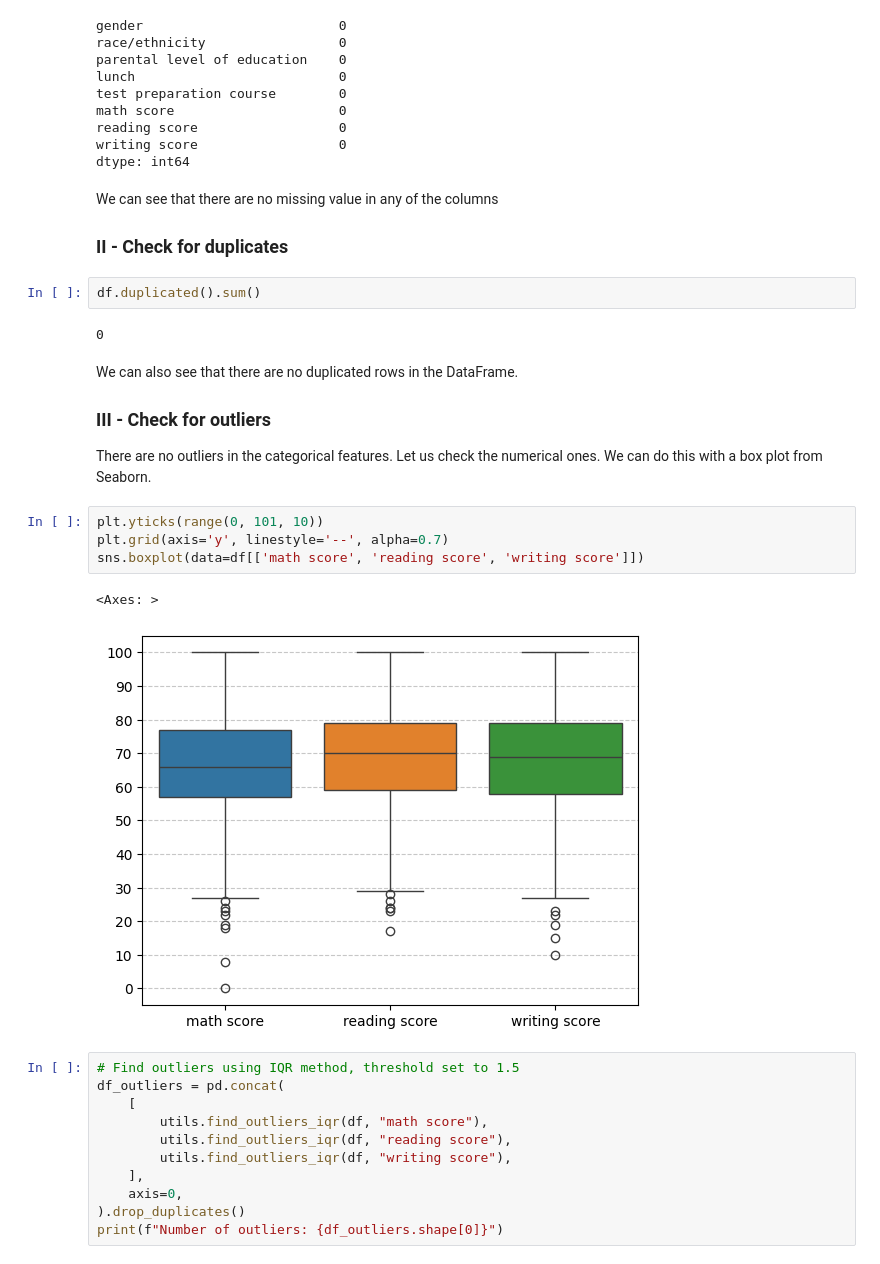
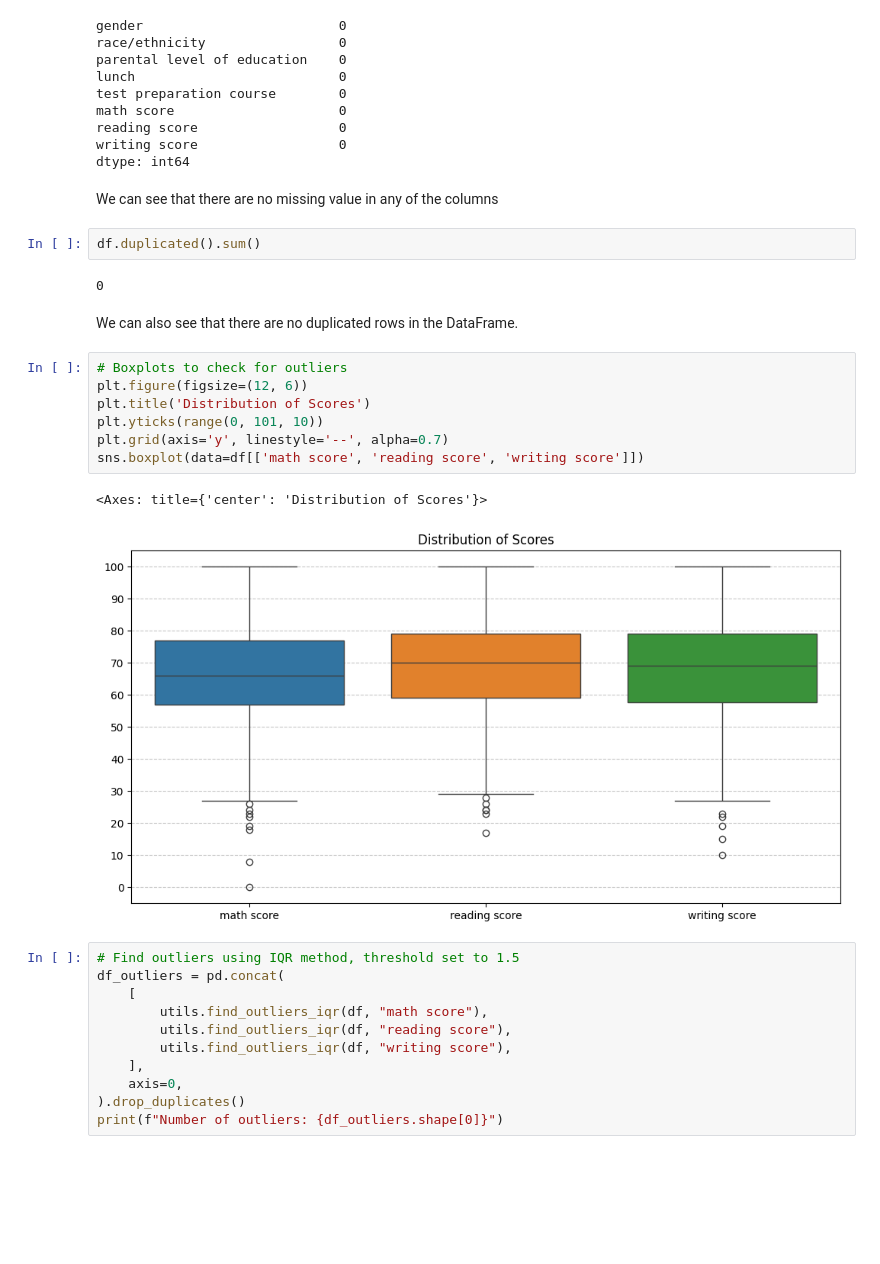
Before and after one commit to andreas-ols1/opti-ml-unibo, a Jupyter notebook: notebooks/test_scores.ipynb, the cells around one changed output. Cells and saved outputs as stored; diff of their text form; blank space fills up the shorter version.

```diff
--- a/notebooks/test_scores.ipynb
+++ b/notebooks/test_scores.ipynb
@@ -86,25 +111,22 @@ writing score                  0
 dtype: int64
 # %% [markdown]
 We can see that there are no missing value in any of the columns
-
-### II - Check for duplicates
 # %%
 df.duplicated().sum()
 # %% [output]
 0
 # %% [markdown]
 We can also see that there are no duplicated rows in the DataFrame.
-
-### III - Check for outliers
-
-There are no outliers in the categorical features. Let us check the numerical ones. We can do this with a box plot from Seaborn.
 # %%
+# Boxplots to check for outliers
+plt.figure(figsize=(12, 6))
+plt.title('Distribution of Scores')
 plt.yticks(range(0, 101, 10))
 plt.grid(axis='y', linestyle='--', alpha=0.7)
 sns.boxplot(data=df[['math score', 'reading score', 'writing score']])
 # %% [output]
-<Axes: >
+<Axes: title={'center': 'Distribution of Scores'}>
-[figure, old version]
+[figure, new version]
 # %%
 # Find outliers using IQR method, threshold set to 1.5
 df_outliers = pd.concat(
```
Also changed, not shown: parts of 41 cells of this notebook.
